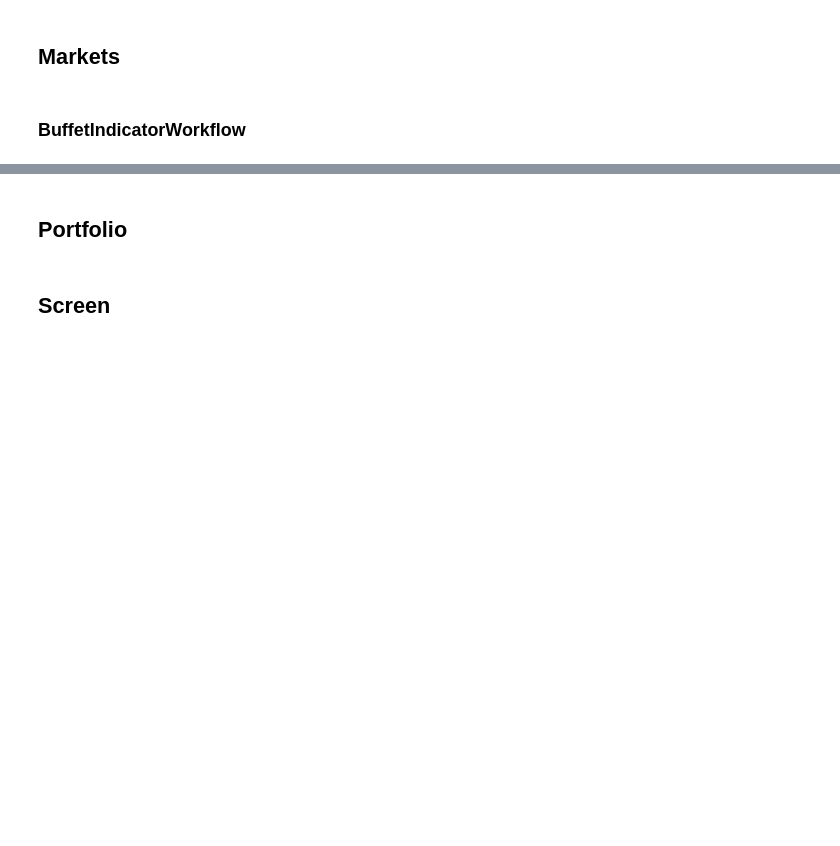
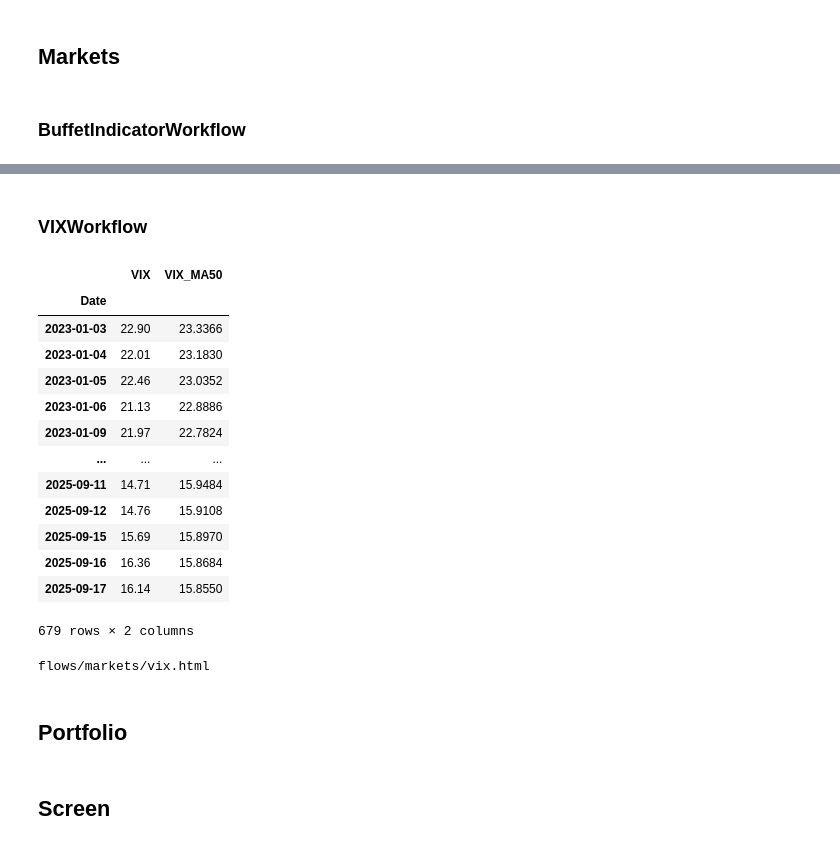
Before and after one commit to jlchereau/finapp, a Jupyter notebook: notebooks/flows.ipynb, the cells around one changed output, grey strips where cells are left out. Cells and saved outputs as stored; diff of their text form; code cells hidden in the pictures; blank space fills up the shorter version.

```diff
--- a/notebooks/flows.ipynb
+++ b/notebooks/flows.ipynb
@@ -52,3 +88,29 @@ asyncio.run(fetch_buffet_indicator_data(base_date=base_date))['data']
+# %% [markdown]
+### VIXWorkflow
+# %%
+from app.flows.markets.vix import fetch_vix_data
+asyncio.run(fetch_vix_data(base_date=base_date))['data']
+# %% [output]
+|  | VIX | VIX_MA50 |
+| Date |  |  |
+| 2023-01-03 | 22.90 | 23.3366 |
+| 2023-01-04 | 22.01 | 23.1830 |
+| 2023-01-05 | 22.46 | 23.0352 |
+| 2023-01-06 | 21.13 | 22.8886 |
+| 2023-01-09 | 21.97 | 22.7824 |
+| ... | ... | ... |
+| 2025-09-11 | 14.71 | 15.9484 |
+| 2025-09-12 | 14.76 | 15.9108 |
+| 2025-09-15 | 15.69 | 15.8970 |
+| 2025-09-16 | 16.36 | 15.8684 |
+| 2025-09-17 | 16.14 | 15.8550 |
+679 rows × 2 columns
+# %%
+from app.flows.markets.vix import VIXWorkflow
+draw_all_possible_flows(VIXWorkflow, filename="flows/markets/vix.html")
+# draw_most_recent_execution(VIXWorkflow, filename="flows/markets/vix.html")
+# %% [output]
+flows/markets/vix.html
 # %% [markdown]
 ## Portfolio
 # %% [markdown]
```
Also changed, not shown: parts of 6 cells of this notebook, 53 other files.
